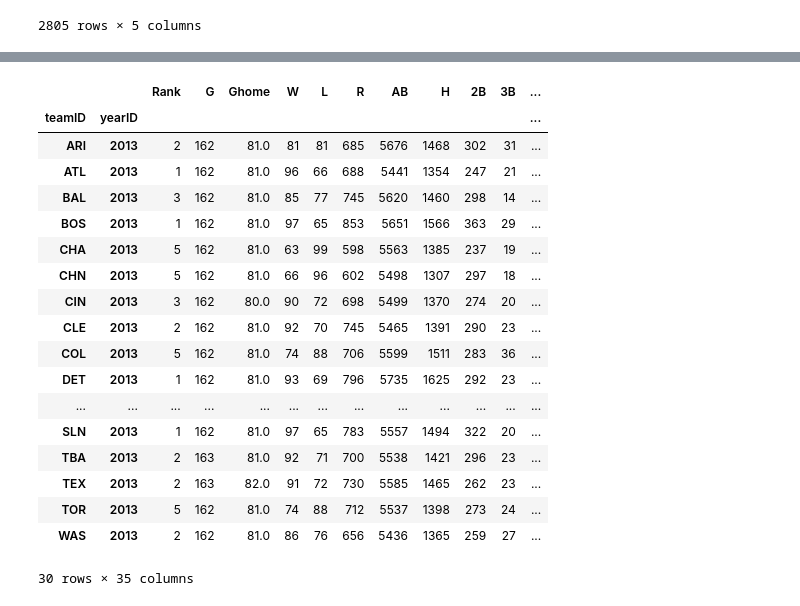
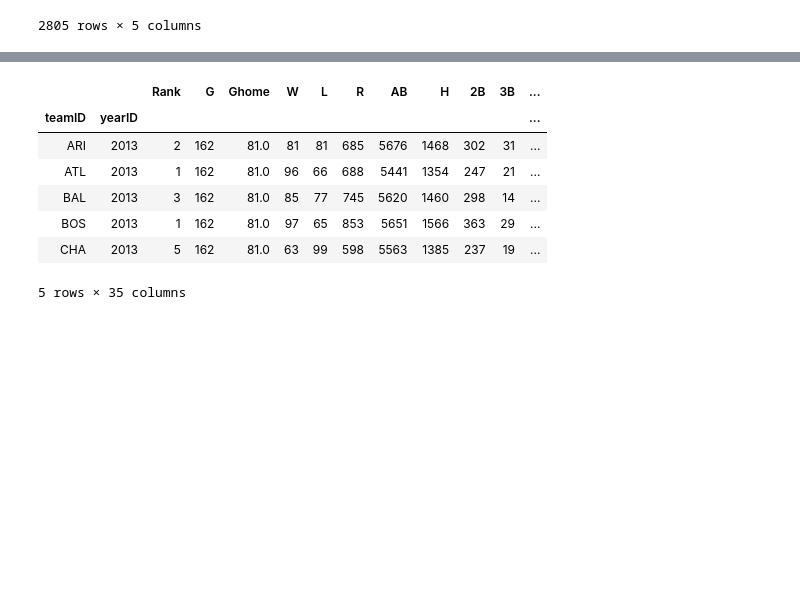
Before and after one commit to mgood13/data_analytics_project1, a Jupyter notebook: Salaries_versus_teamWins.ipynb, the cells around one changed output, grey strips where cells are left out. Saved outputs shown, nothing was run; the diff lists cells and outputs as text; code cells hidden in the pictures; blank space fills up the shorter version.

```diff
--- a/Salaries_versus_teamWins.ipynb
+++ b/Salaries_versus_teamWins.ipynb
@@ -11,7 +11,7 @@ import json
 from scipy.stats import linregress
 # %%
 #create dataframe with team information
-teams_filename = '/Users/kimkockenmeister/Desktop/Bootcamp/project1/data_analytics_project1/Data/Teams.csv'
+teams_filename = './Data/Teams.csv'
 teams_df = pd.read_csv(teams_filename)
 teams_df.head()
 # %% [output]
@@ -24,7 +24,7 @@ teams_df.head()
 5 rows × 48 columns
 # %%
 #create salaries dataframe
-salaries_filename='/Users/kimkockenmeister/Desktop/Bootcamp/project1/data_analytics_project1/Data/Salaries.csv'
+salaries_filename='./Data/Salaries.csv'
 salaries_df = pd.read_csv(salaries_filename)
 salaries_df
 # %% [output]
@@ -152,28 +130,17 @@ twenty_thirteen_df
 # %%
 #make a new data frame for the rest of the teams in 2013 to see if their salaries effected their records
 grouped_data=twenty_thirteen_df.groupby(['teamID', 'yearID']).sum()
 new_df=grouped_data.merge(sum_salaries, on=(['teamID','yearID']))
-new_df
+new_df.head()
 # %% [output]
 |  |  | Rank | G | Ghome | W | L | R | AB | H | 2B | 3B | ... |
 | teamID | yearID |  |  |  |  |  |  |  |  |  |  | ... |
 | ARI | 2013 | 2 | 162 | 81.0 | 81 | 81 | 685 | 5676 | 1468 | 302 | 31 | ... |
 | ATL | 2013 | 1 | 162 | 81.0 | 96 | 66 | 688 | 5441 | 1354 | 247 | 21 | ... |
 | BAL | 2013 | 3 | 162 | 81.0 | 85 | 77 | 745 | 5620 | 1460 | 298 | 14 | ... |
 | BOS | 2013 | 1 | 162 | 81.0 | 97 | 65 | 853 | 5651 | 1566 | 363 | 29 | ... |
 | CHA | 2013 | 5 | 162 | 81.0 | 63 | 99 | 598 | 5563 | 1385 | 237 | 19 | ... |
-| CHN | 2013 | 5 | 162 | 81.0 | 66 | 96 | 602 | 5498 | 1307 | 297 | 18 | ... |
-| CIN | 2013 | 3 | 162 | 80.0 | 90 | 72 | 698 | 5499 | 1370 | 274 | 20 | ... |
-| CLE | 2013 | 2 | 162 | 81.0 | 92 | 70 | 745 | 5465 | 1391 | 290 | 23 | ... |
-| COL | 2013 | 5 | 162 | 81.0 | 74 | 88 | 706 | 5599 | 1511 | 283 | 36 | ... |
-| DET | 2013 | 1 | 162 | 81.0 | 93 | 69 | 796 | 5735 | 1625 | 292 | 23 | ... |
-| ... | ... | ... | ... | ... | ... | ... | ... | ... | ... | ... | ... | ... |
-| SLN | 2013 | 1 | 162 | 81.0 | 97 | 65 | 783 | 5557 | 1494 | 322 | 20 | ... |
-| TBA | 2013 | 2 | 163 | 81.0 | 92 | 71 | 700 | 5538 | 1421 | 296 | 23 | ... |
-| TEX | 2013 | 2 | 163 | 82.0 | 91 | 72 | 730 | 5585 | 1465 | 262 | 23 | ... |
-| TOR | 2013 | 5 | 162 | 81.0 | 74 | 88 | 712 | 5537 | 1398 | 273 | 24 | ... |
-| WAS | 2013 | 2 | 162 | 81.0 | 86 | 76 | 656 | 5436 | 1365 | 259 | 27 | ... |
-30 rows × 35 columns
+5 rows × 35 columns
 # %%
 #graph salaries vs team wins for all teams in 2013
 x_value=new_df['W']
```
Also changed, not shown: parts of 4 cells of this notebook.
